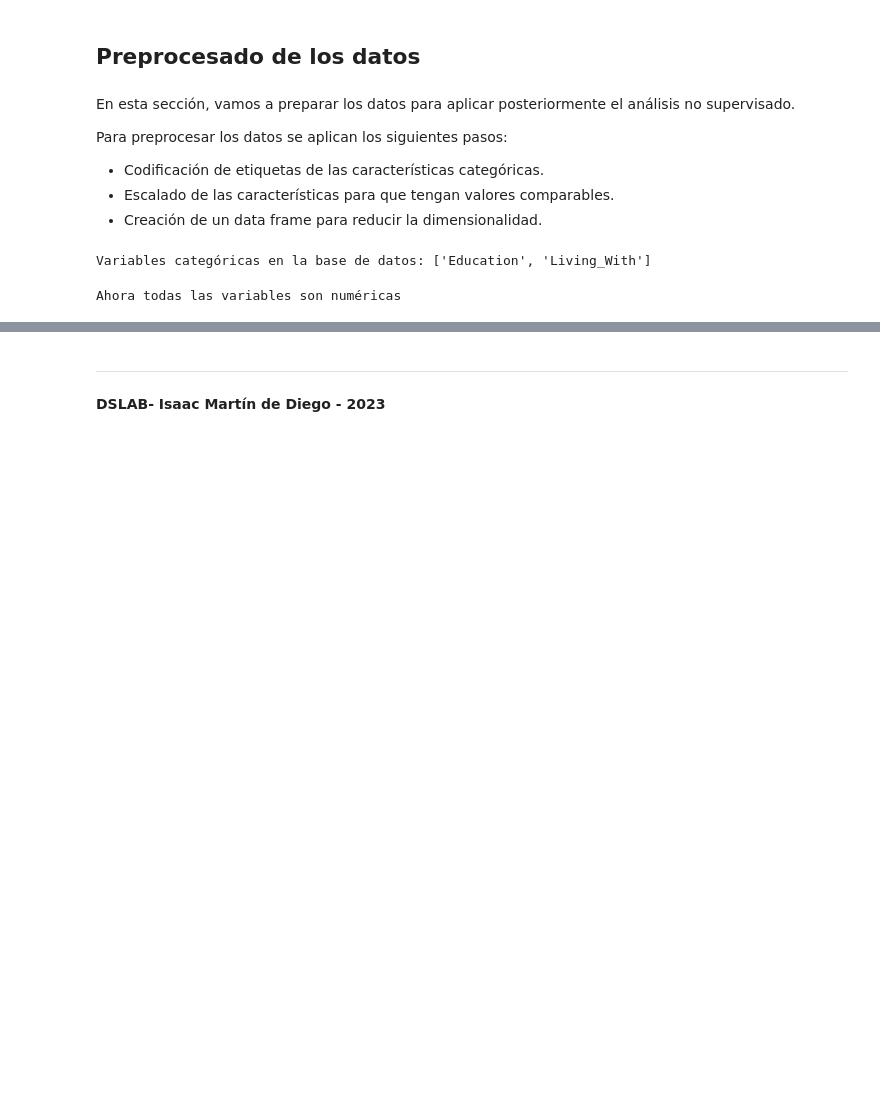
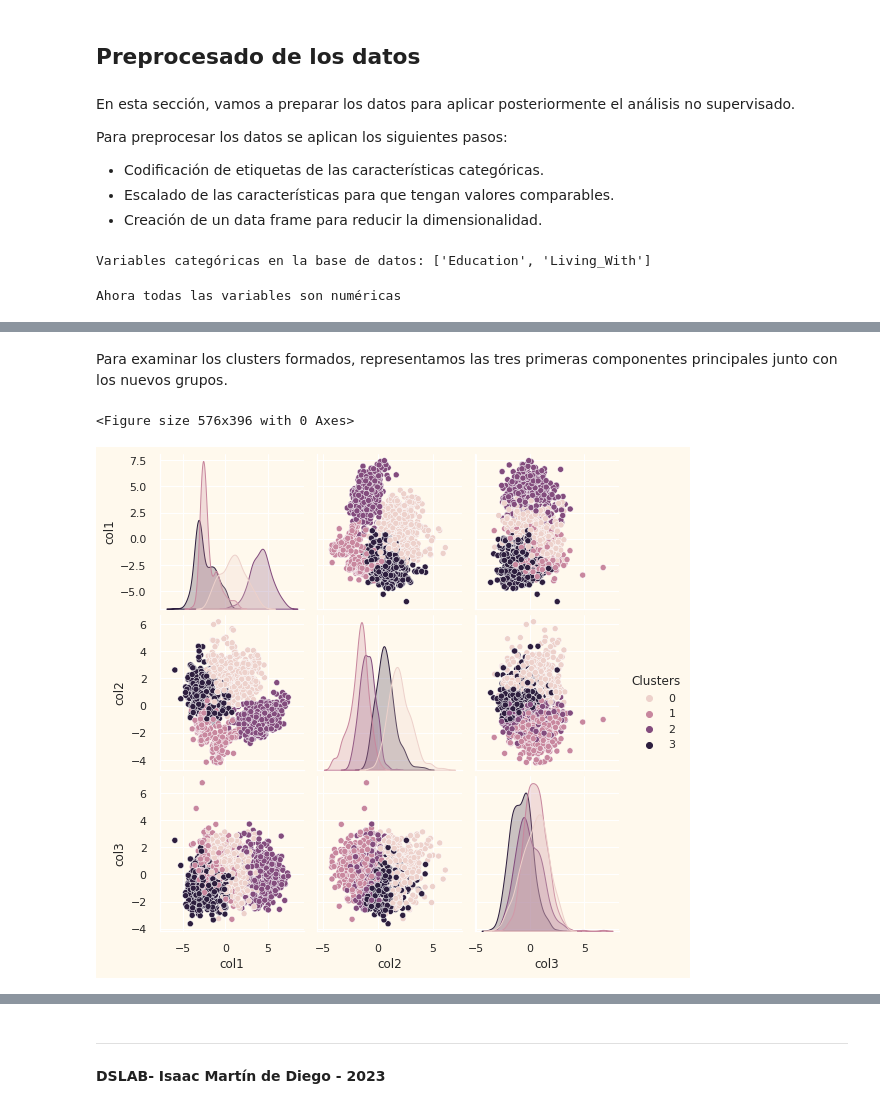
Before and after one commit to IsaacMartindeDiego/IA, a Jupyter notebook: Hierarchical_Clustering.ipynb, the cells around one changed output, grey strips where cells are left out. Drawn from its saved outputs; the diff is of its cells as text; code cells hidden in the pictures; blank space fills up the shorter version.

```diff
--- a/Hierarchical_Clustering.ipynb
+++ b/Hierarchical_Clustering.ipynb
@@ -349 +399,9 @@ DBSCAN_dataset.Cluster.value_counts().to_frame()
+# %%
+
+AC = AgglomerativeClustering(n_clusters=4)
+
+yhat_AC = AC.fit_predict(PCA_df)
+PCA_df["Clusters"] = yhat_AC
+# Añadimos los clusters al Data Frame original.
+df["Clusters"]= yhat_AC
 # %% [markdown]
@@ -399,0 +409,10 @@ La visualización muestra claramente cómo cada cliente forma parte de uno de lo
+# %% [markdown]
+Para examinar los clusters formados, representamos las tres primeras componentes principales junto con los nuevos grupos.
+# %%
+
+plt.figure()
+sns.pairplot(PCA_df,hue="Clusters")
+ plt.show()
+# %% [output]
+<Figure size 576x396 with 0 Axes>
+[figure, added]
```
Also changed, not shown: parts of 32 cells of this notebook.
